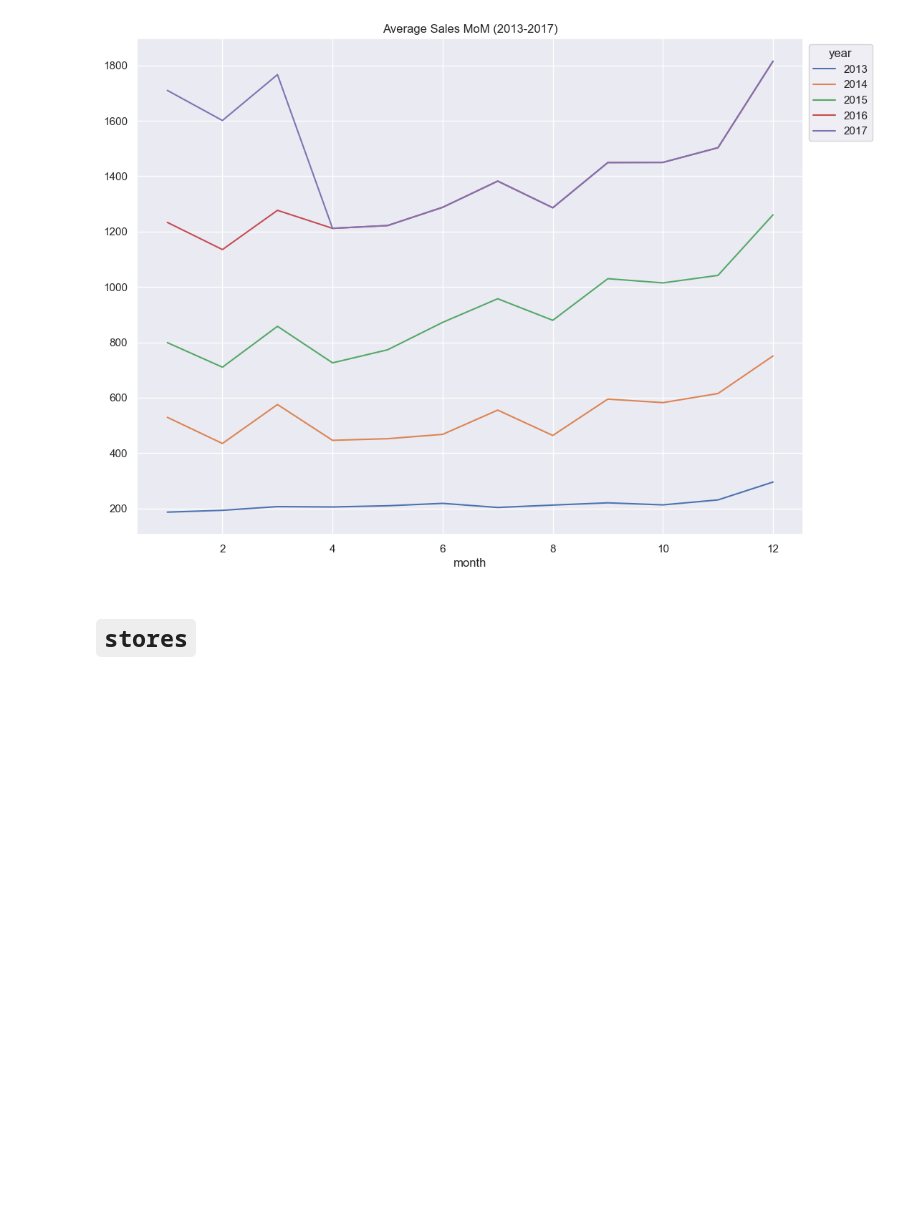
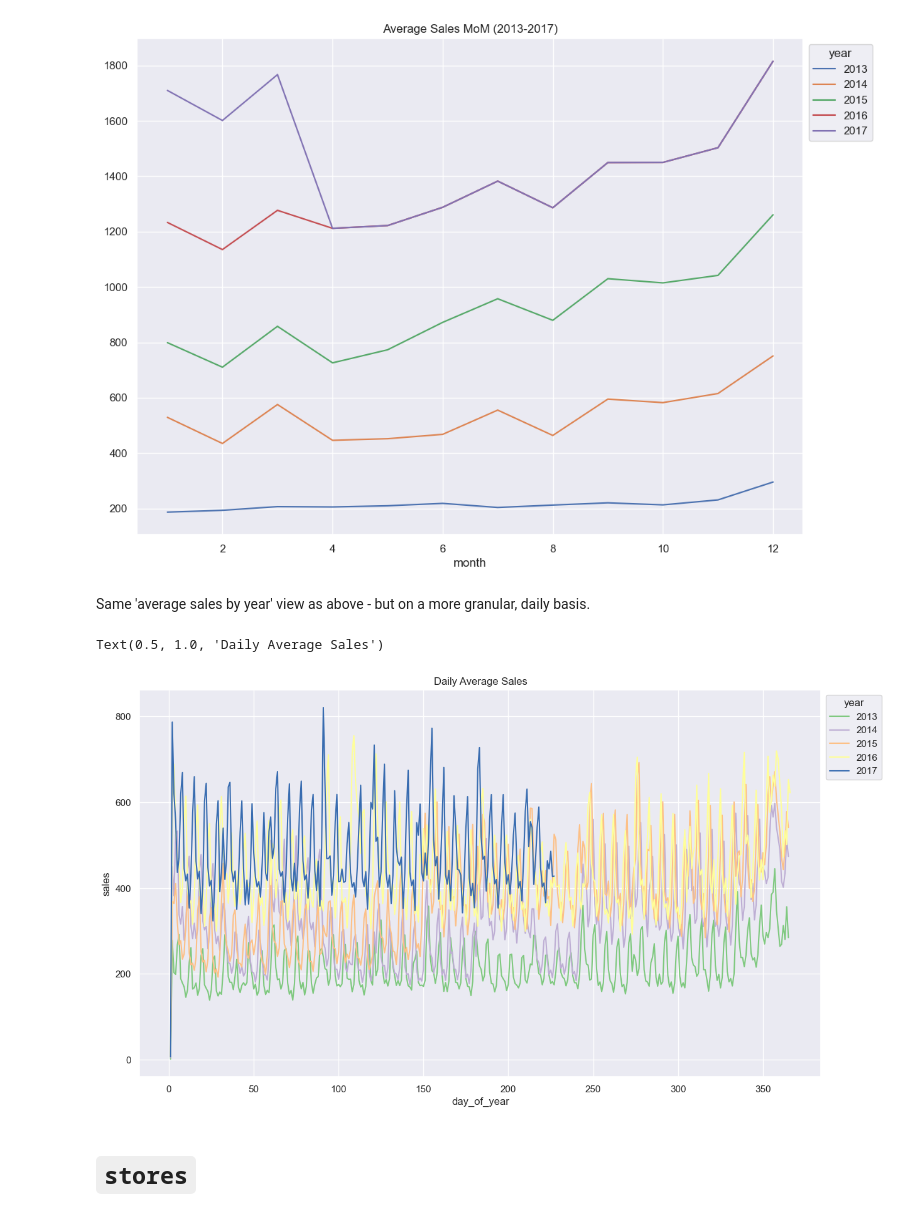
Before and after one commit to angie-xiao/store_sales, a Jupyter notebook: 2_EDA.ipynb, the cells around one changed output. Drawn from its saved outputs; the diff is of its cells as text; code cells hidden in the pictures; blank space fills up the shorter version.

```diff
--- a/2_EDA.ipynb
+++ b/2_EDA.ipynb
@@ -402,5 +448,17 @@ ax.set_title('Average Sales MoM (2013-2017)')
 sns.move_legend(ax, "upper left", bbox_to_anchor=(1, 1));
 # %% [output]
 [figure]
+# %% [markdown]
+Same 'average sales by year' view as above - but on a more granular, daily basis.
+# %%
+tmp3 = train_engineered.reset_index()[['day_of_year','sales', 'year']].groupby(['day_of_year', 'year']).mean('sales').reset_index()
+
+
+ax=sns.lineplot(tmp3, x='day_of_year', y='sales', hue='year', palette='Accent')
+sns.move_legend(ax, "upper left", bbox_to_anchor=(1, 1))
+ax.set_title('Daily Average Sales')
+# %% [output]
+Text(0.5, 1.0, 'Daily Average Sales')
+[figure, added]
 # %% [markdown]
 # `stores`
```
Also changed, not shown: parts of 38 cells of this notebook.
